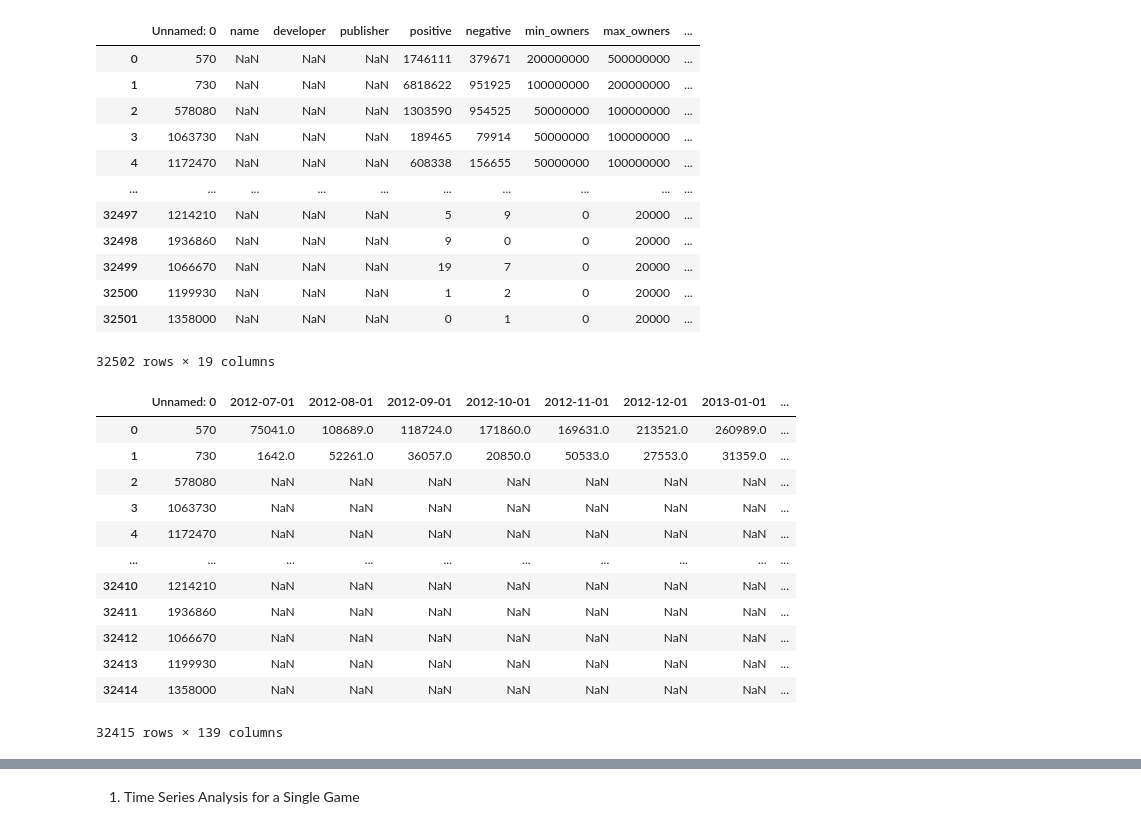
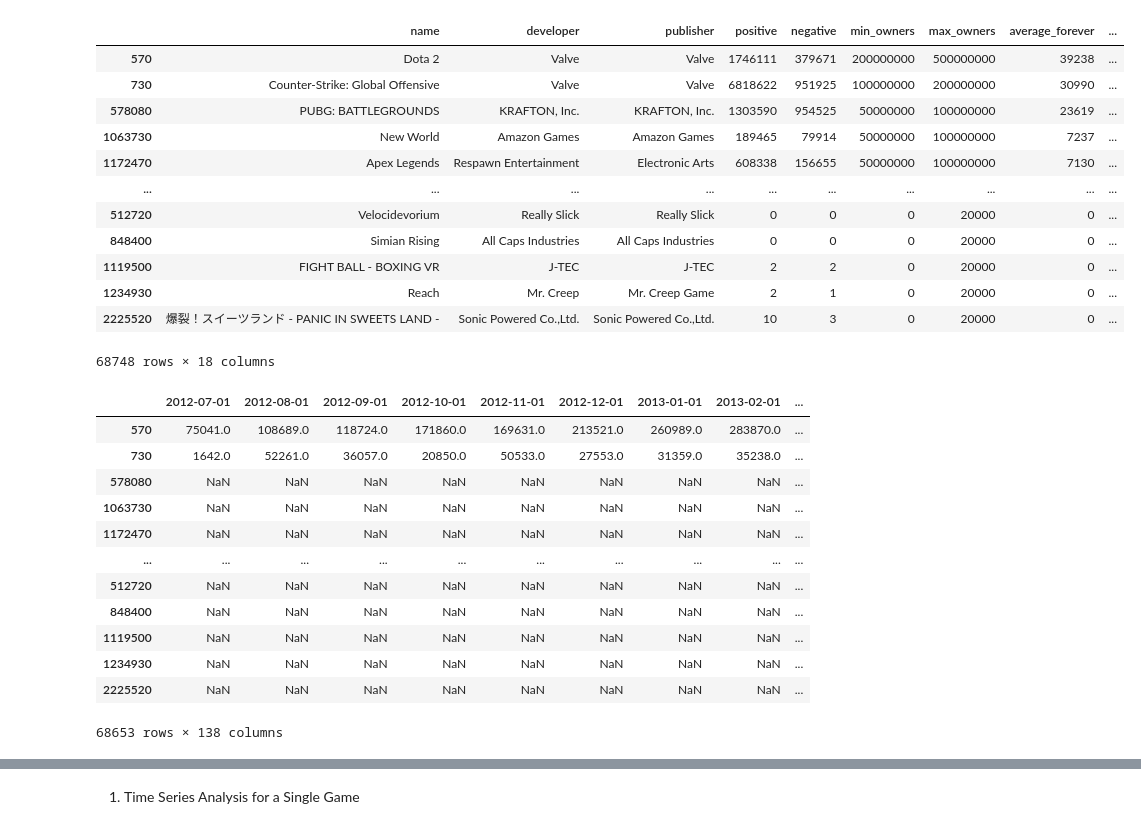
Before and after one commit to Artysuk/Steam-Project, a Jupyter notebook: file.ipynb, the cells around one changed output, grey strips where cells are left out. Cells and saved outputs as stored; diff of their text form; code cells hidden in the pictures.

```diff
--- a/file.ipynb
+++ b/file.ipynb
@@ -2,40 +2,40 @@
 import matplotlib.pyplot as plt
 import pandas as pd
 # %%
-details_df = pd.read_csv("details.csv")
-timestamps_df = pd.read_csv("timestamps.csv")
-details['price'] = details['price']/100
-details
+details_df = pd.read_csv("details.csv", index_col=0)
+timestamps_df = pd.read_csv("timestamps.csv", index_col=0)
+details_df['price'] = details_df['price']/100
+details_df
 # %% [output]
-|  | Unnamed: 0 | name | developer | publisher | positive | negative | min_owners | max_owners | ... |
-| 0 | 570 | NaN | NaN | NaN | 1746111 | 379671 | 200000000 | 500000000 | ... |
-| 1 | 730 | NaN | NaN | NaN | 6818622 | 951925 | 100000000 | 200000000 | ... |
-| 2 | 578080 | NaN | NaN | NaN | 1303590 | 954525 | 50000000 | 100000000 | ... |
-| 3 | 1063730 | NaN | NaN | NaN | 189465 | 79914 | 50000000 | 100000000 | ... |
-| 4 | 1172470 | NaN | NaN | NaN | 608338 | 156655 | 50000000 | 100000000 | ... |
+|  | name | developer | publisher | positive | negative | min_owners | max_owners | average_forever | ... |
+| 570 | Dota 2 | Valve | Valve | 1746111 | 379671 | 200000000 | 500000000 | 39238 | ... |
+| 730 | Counter-Strike: Global Offensive | Valve | Valve | 6818622 | 951925 | 100000000 | 200000000 | 30990 | ... |
+| 578080 | PUBG: BATTLEGROUNDS | KRAFTON, Inc. | KRAFTON, Inc. | 1303590 | 954525 | 50000000 | 100000000 | 23619 | ... |
+| 1063730 | New World | Amazon Games | Amazon Games | 189465 | 79914 | 50000000 | 100000000 | 7237 | ... |
+| 1172470 | Apex Legends | Respawn Entertainment | Electronic Arts | 608338 | 156655 | 50000000 | 100000000 | 7130 | ... |
 | ... | ... | ... | ... | ... | ... | ... | ... | ... | ... |
-| 32497 | 1214210 | NaN | NaN | NaN | 5 | 9 | 0 | 20000 | ... |
-| 32498 | 1936860 | NaN | NaN | NaN | 9 | 0 | 0 | 20000 | ... |
-| 32499 | 1066670 | NaN | NaN | NaN | 19 | 7 | 0 | 20000 | ... |
-| 32500 | 1199930 | NaN | NaN | NaN | 1 | 2 | 0 | 20000 | ... |
-| 32501 | 1358000 | NaN | NaN | NaN | 0 | 1 | 0 | 20000 | ... |
+| 512720 | Velocidevorium | Really Slick | Really Slick | 0 | 0 | 0 | 20000 | 0 | ... |
+| 848400 | Simian Rising | All Caps Industries | All Caps Industries | 0 | 0 | 0 | 20000 | 0 | ... |
+| 1119500 | FIGHT BALL - BOXING VR | J-TEC | J-TEC | 2 | 2 | 0 | 20000 | 0 | ... |
+| 1234930 | Reach | Mr. Creep | Mr. Creep Game | 2 | 1 | 0 | 20000 | 0 | ... |
+| 2225520 | 爆裂！スイーツランド - PANIC IN SWEETS LAND - | Sonic Powered Co.,Ltd. | Sonic Powered Co.,Ltd. | 10 | 3 | 0 | 20000 | 0 | ... |
-32502 rows × 19 columns
+68748 rows × 18 columns
 # %%
 timestamps_df
 # %% [output]
-|  | Unnamed: 0 | 2012-07-01 | 2012-08-01 | 2012-09-01 | 2012-10-01 | 2012-11-01 | 2012-12-01 | 2013-01-01 | ... |
-| 0 | 570 | 75041.0 | 108689.0 | 118724.0 | 171860.0 | 169631.0 | 213521.0 | 260989.0 | ... |
-| 1 | 730 | 1642.0 | 52261.0 | 36057.0 | 20850.0 | 50533.0 | 27553.0 | 31359.0 | ... |
-| 2 | 578080 | NaN | NaN | NaN | NaN | NaN | NaN | NaN | ... |
-| 3 | 1063730 | NaN | NaN | NaN | NaN | NaN | NaN | NaN | ... |
-| 4 | 1172470 | NaN | NaN | NaN | NaN | NaN | NaN | NaN | ... |
+|  | 2012-07-01 | 2012-08-01 | 2012-09-01 | 2012-10-01 | 2012-11-01 | 2012-12-01 | 2013-01-01 | 2013-02-01 | ... |
+| 570 | 75041.0 | 108689.0 | 118724.0 | 171860.0 | 169631.0 | 213521.0 | 260989.0 | 283870.0 | ... |
+| 730 | 1642.0 | 52261.0 | 36057.0 | 20850.0 | 50533.0 | 27553.0 | 31359.0 | 35238.0 | ... |
+| 578080 | NaN | NaN | NaN | NaN | NaN | NaN | NaN | NaN | ... |
+| 1063730 | NaN | NaN | NaN | NaN | NaN | NaN | NaN | NaN | ... |
+| 1172470 | NaN | NaN | NaN | NaN | NaN | NaN | NaN | NaN | ... |
 | ... | ... | ... | ... | ... | ... | ... | ... | ... | ... |
-| 32410 | 1214210 | NaN | NaN | NaN | NaN | NaN | NaN | NaN | ... |
-| 32411 | 1936860 | NaN | NaN | NaN | NaN | NaN | NaN | NaN | ... |
-| 32412 | 1066670 | NaN | NaN | NaN | NaN | NaN | NaN | NaN | ... |
-| 32413 | 1199930 | NaN | NaN | NaN | NaN | NaN | NaN | NaN | ... |
-| 32414 | 1358000 | NaN | NaN | NaN | NaN | NaN | NaN | NaN | ... |
+| 512720 | NaN | NaN | NaN | NaN | NaN | NaN | NaN | NaN | ... |
+| 848400 | NaN | NaN | NaN | NaN | NaN | NaN | NaN | NaN | ... |
+| 1119500 | NaN | NaN | NaN | NaN | NaN | NaN | NaN | NaN | ... |
+| 1234930 | NaN | NaN | NaN | NaN | NaN | NaN | NaN | NaN | ... |
+| 2225520 | NaN | NaN | NaN | NaN | NaN | NaN | NaN | NaN | ... |
-32415 rows × 139 columns
+68653 rows × 138 columns
 # %%
 plt.figure(figsize=(20, 10))
 print(details_df.columns)
```
Also changed, not shown: parts of 3 cells of this notebook.
